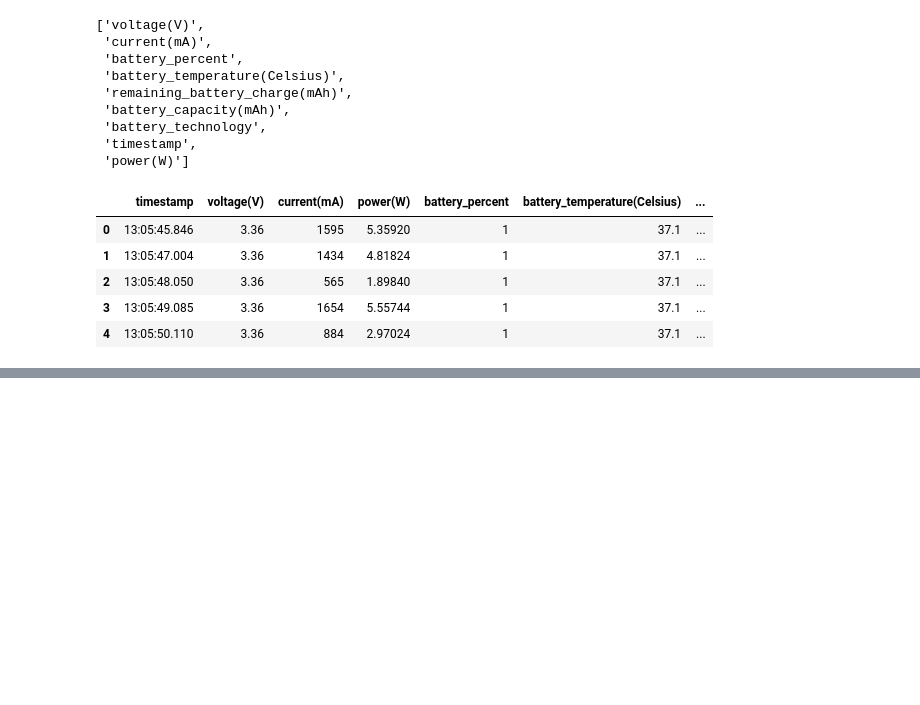
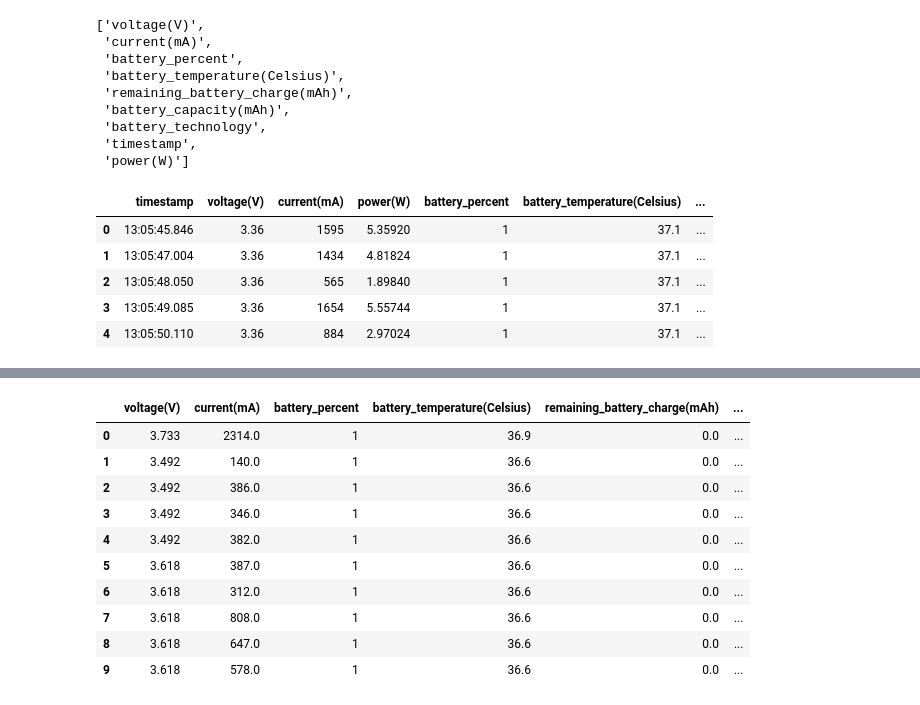
Before and after one commit to hrishi463/Phone-Battery, a Jupyter notebook: main.ipynb, the cells around one changed output, grey strips where cells are left out. Saved outputs shown, nothing was run; the diff lists cells and outputs as text; code cells hidden in the pictures; blank space fills up the shorter version.

```diff
--- a/main.ipynb
+++ b/main.ipynb
@@ -398,0 +527,5 @@ s_new.head()
+# %%
+log2.drop(['useless1', 'useless2','useless3','useless'], axis=1,inplace=True)
+# %%
+x2 = log2.loc[log2['main'] == 'write']
+x2.reset_index(drop=True,inplace=True)
@@ -398,0 +540,2 @@ s_new.head()
+# %%
+a70["timestamp"] = x2['time']
@@ -398,0 +562,16 @@ s_new.head()
+# %%
+a70["current(mA)"] = a70['current(mA)'].apply(np.floor)
+# %%
+a70.head(10)
+# %% [output]
+|  | voltage(V) | current(mA) | battery_percent | battery_temperature(Celsius) | remaining_battery_charge(mAh) | ... |
+| 0 | 3.733 | 2314.0 | 1 | 36.9 | 0.0 | ... |
+| 1 | 3.492 | 140.0 | 1 | 36.6 | 0.0 | ... |
+| 2 | 3.492 | 386.0 | 1 | 36.6 | 0.0 | ... |
+| 3 | 3.492 | 346.0 | 1 | 36.6 | 0.0 | ... |
+| 4 | 3.492 | 382.0 | 1 | 36.6 | 0.0 | ... |
+| 5 | 3.618 | 387.0 | 1 | 36.6 | 0.0 | ... |
+| 6 | 3.618 | 312.0 | 1 | 36.6 | 0.0 | ... |
+| 7 | 3.618 | 808.0 | 1 | 36.6 | 0.0 | ... |
+| 8 | 3.618 | 647.0 | 1 | 36.6 | 0.0 | ... |
+| 9 | 3.618 | 578.0 | 1 | 36.6 | 0.0 | ... |
```
Also changed, not shown: parts of 24 cells of this notebook, 4 other files.
